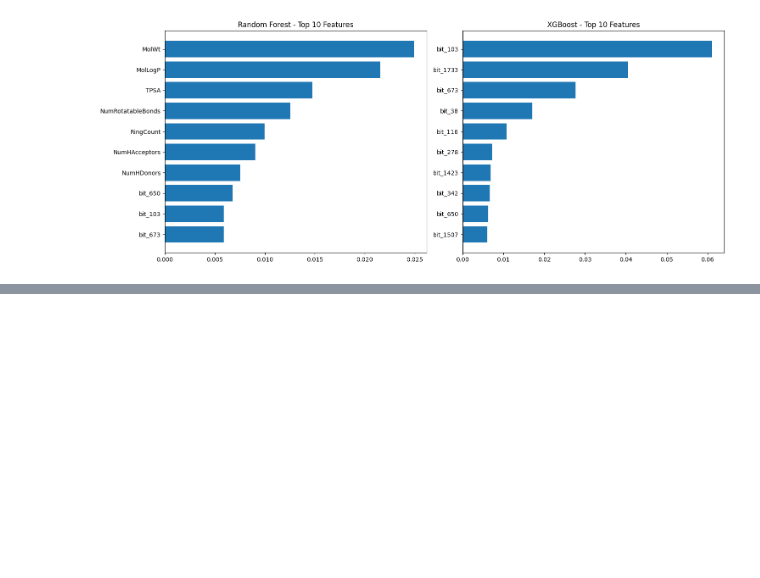
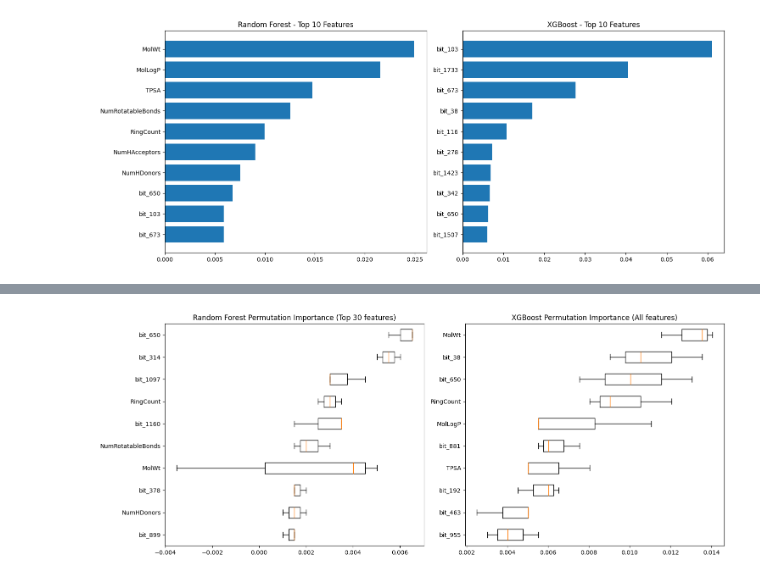
Before and after one commit to SHEDOOMTC/Anti-Malarial-Activity-Prediction-Project, a Jupyter notebook: notebooks/models.ipynb, the cells around one changed output, grey strips where cells are left out. Cells and saved outputs as stored; diff of their text form; code cells hidden in the pictures; blank space fills up the shorter version.

```diff
--- a/notebooks/models.ipynb
+++ b/notebooks/models.ipynb
@@ -209,0 +213,61 @@ plt.show()
+# %%
+
+# 4. Permutation Importance (More reliable)
+
+from sklearn.model_selection import train_test_split
+from sklearn.inspection import permutation_importance
+import numpy as np
+import matplotlib.pyplot as plt
+
+# Subsample test data (30%)
+X_test_sub, _, y_test_sub, _ = train_test_split(
+    X_test, y_test, test_size=0.7, random_state=42, stratify=y_test
+)
+
+# Calculate permutation importance on full feature set (all 2055 features)
+rf_result = permutation_importance(
+    rf_model, X_test_sub, y_test_sub,
+    n_repeats=3, random_state=42, n_jobs=-1
+)
+
+xgb_result = permutation_importance(
+    xgb_model, X_test_sub, y_test_sub,
+    n_repeats=3, random_state=42, n_jobs=-1
+)
+
+
+# Load feature names from CSV header
+df = pd.read_csv('../data/features_combined.csv')
+feature_names = df.columns.tolist()
+X = pd.DataFrame(X, columns=feature_names)
+
+
+# Get top 30 features by RF built-in importance
+top_features_idx = np.argsort(rf_model.feature_importances_)[-30:]
+top_features_names = np.array(feature_names)[top_features_idx]
+
+##top_features_names = X.columns[top_features_idx]
+
+# Select top 30 features from permutation importance results
+# Sort permutation importance means for top 30 features
+sorted_idx = np.argsort(rf_result.importances_mean[top_features_idx])
+
+fig, ax = plt.subplots(1, 2, figsize=(15, 6))
+
+# Plot RF permutation importance for top 10 of top 30 features
+ax[0].boxplot(rf_result.importances[top_features_idx][sorted_idx][-10:].T,
+              vert=False,
+              labels=top_features_names[sorted_idx][-10:])
+ax[0].set_title("Random Forest Permutation Importance (Top 30 features)")
+
+# Plot XGBoost permutation importance (top 10 features overall)
+sorted_idx_xgb = xgb_result.importances_mean.argsort()
+ax[1].boxplot(xgb_result.importances[sorted_idx_xgb][-10:].T,
+              vert=False,
+              labels=X.columns[sorted_idx_xgb][-10:])
+ax[1].set_title("XGBoost Permutation Importance (All features)")
+
+plt.tight_layout()
+plt.show()
+# %% [output]
+[figure, added]
```
Also changed, not shown: parts of 2 cells of this notebook, 4 other files.
